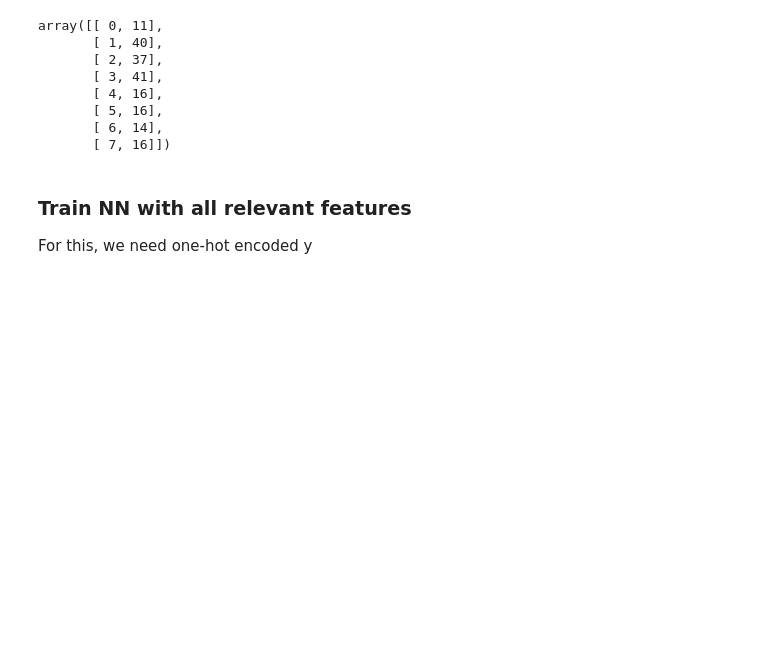
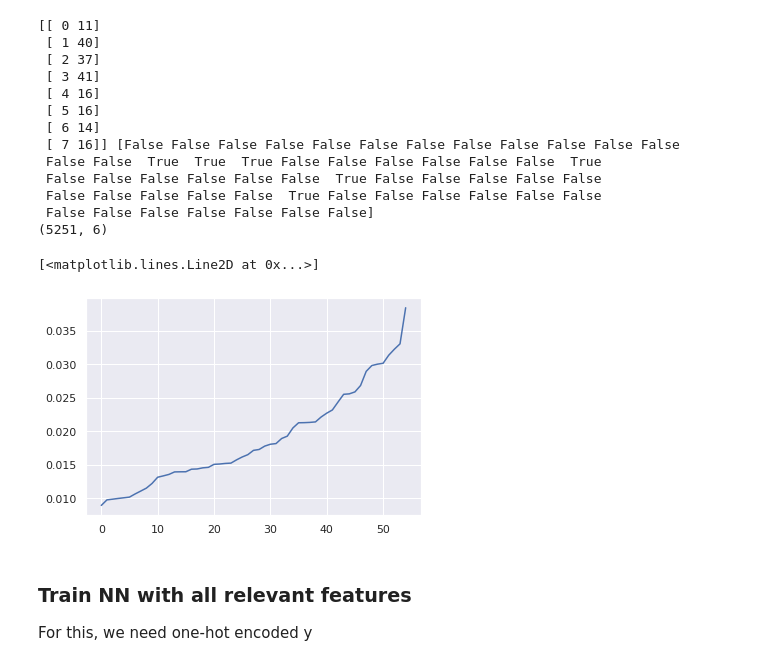
Before and after one commit to TobiasW1891/Finance-Redone, a Jupyter notebook: Predict with best XAI Feature.ipynb, the cells around one changed output. Saved outputs shown, nothing was run; the diff lists cells and outputs as text; code cells hidden in the pictures; blank space fills up the shorter version.

```diff
--- a/Predict with best XAI Feature.ipynb
+++ b/Predict with best XAI Feature.ipynb
@@ -26,16 +23,29 @@ LabelNaiveOrdered = np.load("LabelNaiveOrdered.npy")
 #OptimalXAI = np.load("OptimalXAIFeature.npy")
 # now something different
 OptimalXAI = np.load("XAI_modes.npy")
-OptimalXAI
+MedianLogical = np.load("MedianLogical.npy")
+print(OptimalXAI, MedianLogical)
+print(CorrMatrices[:, MedianLogical].shape)
 # %% [output]
-array([[ 0, 11],
-       [ 1, 40],
-       [ 2, 37],
-       [ 3, 41],
-       [ 4, 16],
-       [ 5, 16],
-       [ 6, 14],
-       [ 7, 16]])
+[[ 0 11]
+ [ 1 40]
+ [ 2 37]
+ [ 3 41]
+ [ 4 16]
+ [ 5 16]
+ [ 6 14]
+ [ 7 16]] [False False False False False False False False False False False False
+ False False  True  True  True False False False False False False  True
+ False False False False False False  True False False False False False
+ False False False False False  True False False False False False False
+ False False False False False False False]
+(5251, 6)
+# %%
+#plt.plot(np.sort(abs(XAI).mean(0)))
+plt.plot(np.sort(np.median(abs(XAI),0)))
+# %% [output]
+[<matplotlib.lines.Line2D at 0x...>]
+[figure, added]
 # %% [markdown]
 ### Train NN with all relevant features
 
```
Also changed, not shown: parts of 13 cells of this notebook, 4 other files.
